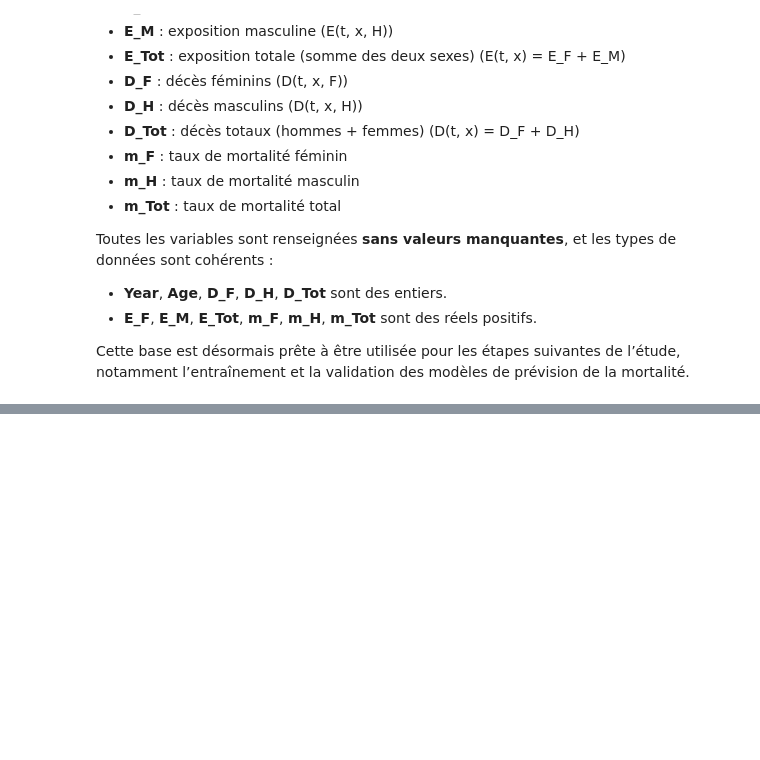
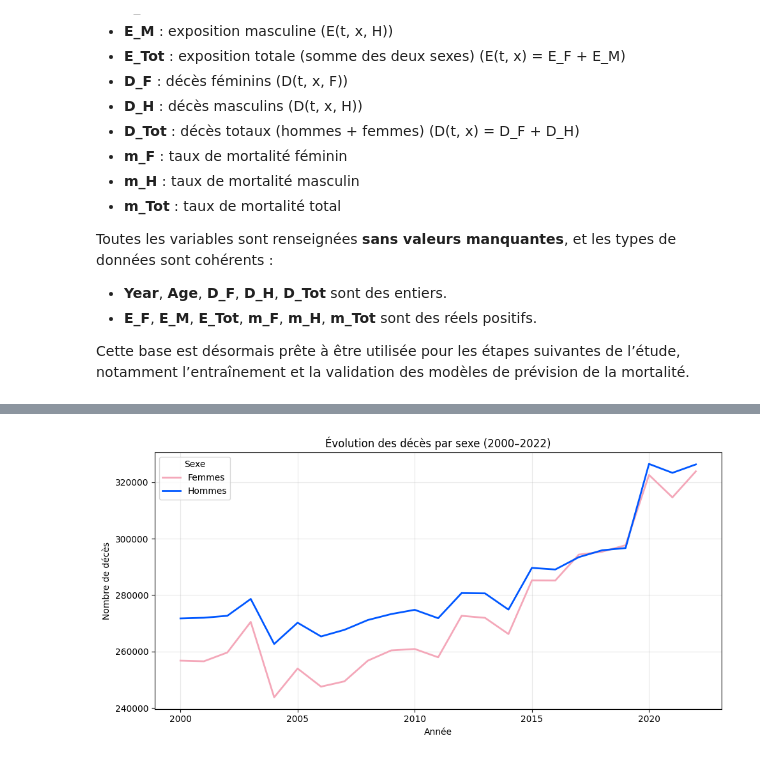
Before and after one commit to Salah10-source/Python-Project-Mortality, a Jupyter notebook: Python-Project/notbokes/notebooks/demo.ipynb, the cells around one changed output, grey strips where cells are left out. Cells and saved outputs as stored; diff of their text form; code cells hidden in the pictures; blank space fills up the shorter version.

```diff
--- a/Python-Project/notbokes/notebooks/demo.ipynb
+++ b/Python-Project/notbokes/notebooks/demo.ipynb
@@ -176,8 +185,6 @@ ce qui rend la base directement exploitable pour des travaux de modélisation.
 # %% [markdown]
 ### 2 - Validation finale de la base de données
 # %%
-import pandas as pd
-import numpy as np
 
 # 1. Charger la base finale (feuille "Mortality")
 # 👉 adapte le chemin et le nom de fichier si besoin
@@ -193,21 +200,21 @@ print(df.columns.tolist())
 df = df.rename(columns={
     "Année": "Annee",
     "Année ": "Annee",
-    "Year": "Annee",
+    "Annee": "Year",
     "age": "Age",
-    "E_H": "E_M"   # si tu utilises E_H dans le fichier, on le renomme en E_M pour être cohérent avec le texte
+    "E_M": "E_H"   # si tu utilises E_H dans le fichier, on le renomme en E_M pour être cohérent avec le texte
 })
 
 # 3. Vérifier la période temporelle et la plage d’âges
-annee_min, annee_max = df["Annee"].min(), df["Annee"].max()
+annee_min, annee_max = df["Year"].min(), df["Year"].max()
 age_min, age_max = df["Age"].min(), df["Age"].max()
 
 print(f"\nPériode couverte : {annee_min} – {annee_max}")
 print(f"Plage d'âges couverte : {age_min} – {age_max}")
 
-# 4. Vérifier unicité (Annee, Age)
+# 4. Vérifier unicité (Year, Age)
 nb_lignes = len(df)
-nb_uniques = df[["Annee", "Age"]].drop_duplicates().shape[0]
+nb_uniques = df[["Year", "Age"]].drop_duplicates().shape[0]
 print(f"\nNombre total de lignes : {nb_lignes}")
 print(f"Nombre de couples (Annee, Age) uniques : {nb_uniques}")
 
@@ -219,9 +226,9 @@ else:
 # 5. Vérifier égalités d’agrégation
 checks = {}
 
-if {"E_F", "E_M", "E_Tot"}.issubset(df.columns):
-    diff_E = (df["E_Tot"] - (df["E_F"] + df["E_M"])).abs().max()
-    checks["E_Tot = E_F + E_M (max écart)"] = diff_E
+if {"E_F", "E_H", "E_Tot"}.issubset(df.columns):
+    diff_E = (df["E_Tot"] - (df["E_F"] + df["E_H"])).abs().max()
+    checks["E_Tot = E_F + E_H (max écart)"] = diff_E
 
 if {"D_F", "D_H", "D_Tot"}.issubset(df.columns):
     diff_D = (df["D_Tot"] - (df["D_F"] + df["D_H"])).abs().max()
@@ -248,7 +255,7 @@ for col in int_vars:
         print(f"\n{col} : {non_int} valeurs non entières détectées.")
 
 # Variables censées être positives
-pos_vars = ["E_F", "E_M", "E_Tot", "m_F", "m_H", "m_Tot"]
+pos_vars = ["E_F", "E_H", "E_Tot", "m_F", "m_H", "m_Tot"]
 for col in pos_vars:
     if col in df.columns:
         min_val = df[col].min()
@@ -336,0 +437,30 @@ Cette base est désormais prête à être utilisée pour les étapes suivantes d
+# %%
+
+YEAR_COL = "Year"
+
+# Somme annuelle des décès par sexe
+dec = df.groupby(YEAR_COL)[["D_F", "D_H"]].sum().sort_index()
+
+plt.figure(figsize=(10,5))
+
+# Femmes en rose
+plt.plot(dec.index, dec["D_F"],
+         label="Femmes",
+         linewidth=2,
+         color="#F4A7B9")   # rose clair
+
+# Hommes en bleu
+plt.plot(dec.index, dec["D_H"],
+         label="Hommes",
+         linewidth=2,
+         color="#0057FF")   # bleu vif
+
+plt.title("Évolution des décès par sexe (2000–2022)")
+plt.xlabel("Année")
+plt.ylabel("Nombre de décès")
+plt.grid(True, alpha=0.3)
+plt.legend(title="Sexe")
+plt.tight_layout()
+plt.show()
+# %% [output]
+[figure, added]
```
Also changed, not shown: parts of 28 cells of this notebook, 3 other files.
